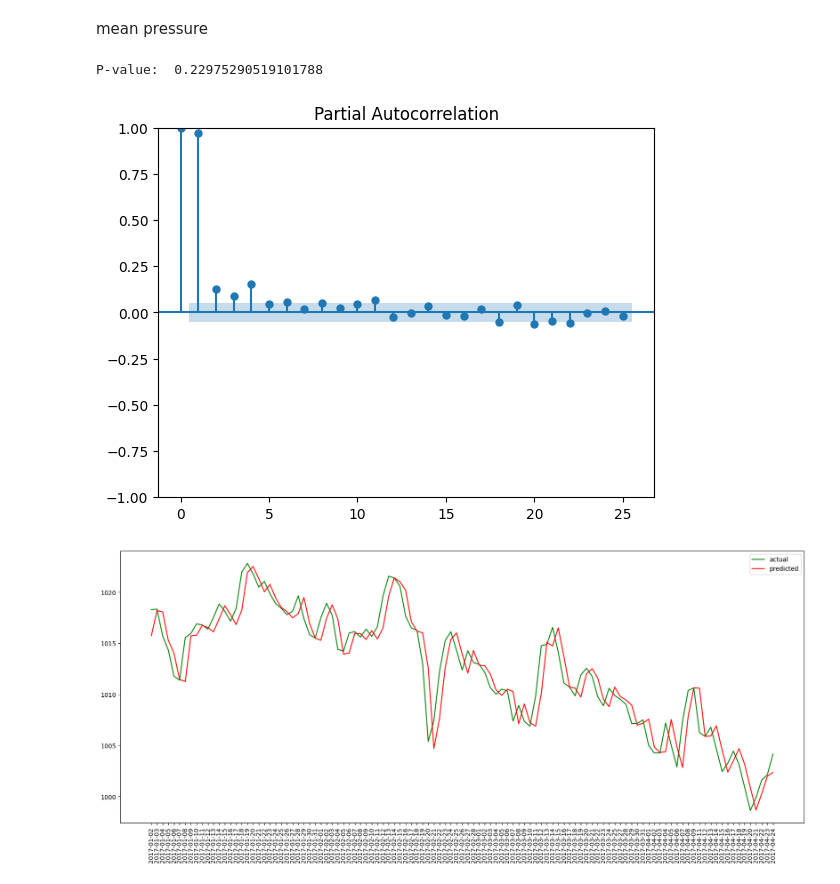
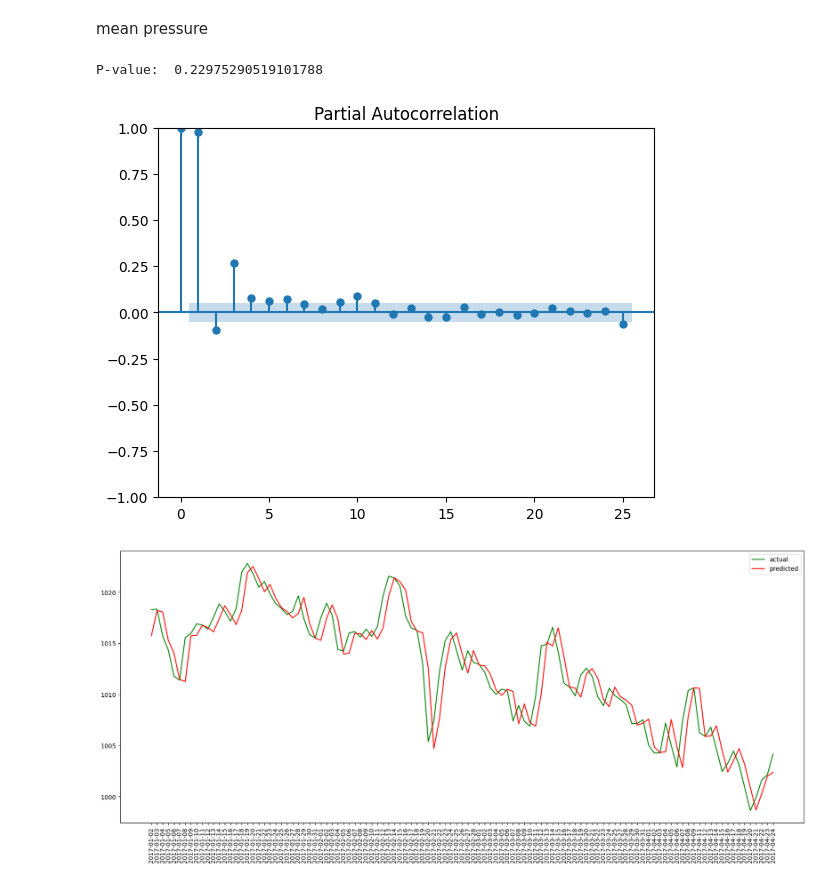
Before and after one commit to JaswanthKrishnaE/Weather-Forecasting---R-python-, a Jupyter notebook: Python time series/Notebooks/AR.ipynb, the cells around one changed output. Cells and saved outputs as stored; diff of their text form; code cells hidden in the pictures.

```diff
--- a/Python time series/Notebooks/AR.ipynb
+++ b/Python time series/Notebooks/AR.ipynb
@@ -289,15 +289,15 @@ mean pressure
 # %%
 from statsmodels.tsa.stattools import adfuller
 
 df_stationarityTest = adfuller(df_train['meanpressure'], autolag='AIC')
 
 print("P-value: ", df_stationarityTest[1])
 
 from statsmodels.graphics.tsaplots import plot_pacf
-pacf = plot_pacf(df_train['meantemp'], lags=25)
+pacf = plot_pacf(df_train['meanpressure'], lags=25)
 # %% [output]
 P-value:  0.22975290519101788
-[figure, old version]
+[figure, new version]
 # %%
 predection = list()
 actual = list(df_test['meanpressure'])
```
Also changed, not shown: parts of 2 cells of this notebook, 7 other files.
